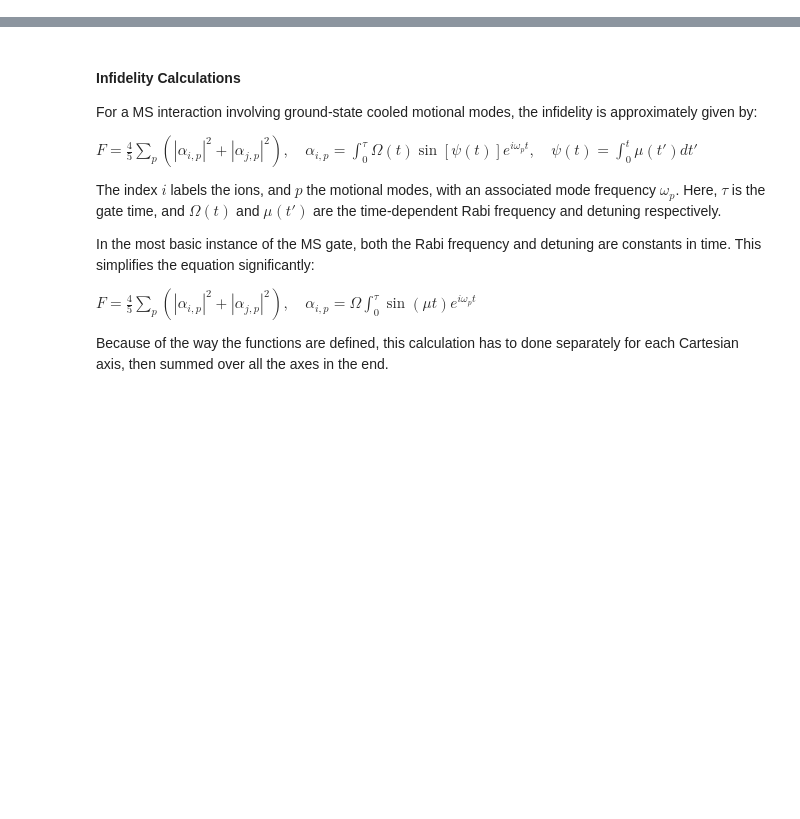
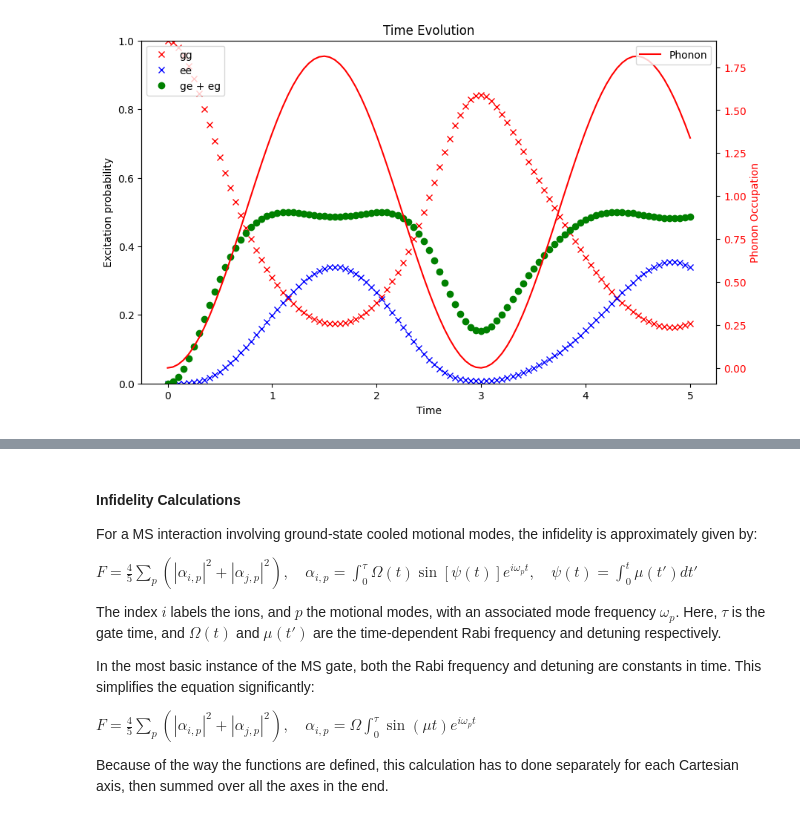
Before and after one commit to muyoungRand/sims, a Jupyter notebook: MS_Gate.ipynb, the cells around one changed output, grey strips where cells are left out. Drawn from its saved outputs; the diff is of its cells as text; code cells hidden in the pictures; blank space fills up the shorter version.

Commit message:
Add library for Hamiltonians, build MS gate from there

```diff
--- a/MS_Gate.ipynb
+++ b/MS_Gate.ipynb
@@ -0,0 +1,18 @@
+# %%
+import numpy as np
+import matplotlib.pyplot as plt
+import qutip as qt
+
+from sims_backend import operations
+
+# QuTip integration settings
+options = qt.Options()
+options.num_cpus = 5
+options.nsteps = 100000
+
+# Initialisation Parameters
+nIons = 2
+nModes = 1
+nMax = 100
+
+op = operations(nIons, nModes, nMax)
@@ -0,0 +21,80 @@
+# %%
+# Simulation Parameters
+t = np.linspace(0, 5, 101)
+psi0 = qt.tensor(qt.basis(2, 0), qt.basis(2, 0), qt.coherent(nMax, 0))
+
+# System Properties
+freq_mode0 = 1.0
+detuning = 0.1
+
+args = {
+    "detuning_rsb_ion0": - (freq_mode0 + detuning),
+    "detuning_bsb_ion0": (freq_mode0 + detuning),
+    "phase_ion0": 0.0,
+
+    "detuning_rsb_ion1": - (freq_mode0 + detuning),
+    "detuning_bsb_ion1": (freq_mode0 + detuning),
+    'phase_ion1': 0.0,
+
+    'freq_mode0': freq_mode0
+}
+
+carrier_ion0 = op.def_carrier_hamiltonian(index = 0)
+bsb_ion0_mode0 = op.def_bsb_hamiltonian(index_ion = 0, index_mode = 0)
+rsb_ion0_mode0 = op.def_rsb_hamiltonian(index_ion = 0, index_mode = 0)
+
+carrier_ion1 = op.def_carrier_hamiltonian(index = 1)
+bsb_ion1_mode0 = op.def_bsb_hamiltonian(index_ion = 1, index_mode = 0)
+rsb_ion1_mode0 = op.def_rsb_hamiltonian(index_ion = 1, index_mode = 0)
+
+H = bsb_ion0_mode0 + rsb_ion0_mode0 + bsb_ion1_mode0 + rsb_ion1_mode0
+e_ops = [
+    op.a[0].dag() * op.a[0],
+    op.sM[0].dag() * op.sM[0],
+    op.sM[1].dag() * op.sM[1],
+    ]
+
+output = qt.mesolve(H = H, rho0 = psi0, tlist = t, e_ops = e_ops, args = args)
+
+n_mode0 = output.expect[0]
+n_ion0 = output.expect[1]
+n_ion1 = output.expect[2]
+
+gg = []
+ee = []
+ge_eg = []
+
+for i in range(len(n_ion0)):
+    gg.append( (1 - n_ion0[i]) * (1 - n_ion1[i]))
+    ee.append( n_ion0[i] * n_ion1[i] )
+    ge_eg.append( (1 - n_ion0[i]) * n_ion1[i] + n_ion0[i] * (1 - n_ion1[i]))
+
+# -------------- PLOTTING -------------- #
+plot_phonon = True
+
+fig, ax = plt.subplots(1, 1, figsize=(10, 6))
+
+#ax.plot(t, n_ion0, 'x', label="P(e), Ion 0")
+#ax.plot(t, n_ion1, 'x', label="P(e), Ion 1")
+
+ax.plot(t, gg, 'rx', label = 'gg')
+ax.plot(t, ee, 'bx', label = 'ee')
+ax.plot(t, ge_eg, 'go', label = 'ge + eg')
+
+#ax.ticklabel_format(style='sci', axis='x', scilimits=(0,0))
+ax.set_ylim([0, 1.0])
+ax.legend(loc = 'upper left')
+ax.set_xlabel("Time")
+ax.set_ylabel("Excitation probability")
+ax.set_title("Time Evolution")
+
+if plot_phonon == True:
+    ax2 = ax.twinx()
+    ax2.plot(t, n_mode0, label = 'Phonon', color = 'r')
+
+    ax2.legend(loc = 'upper right')
+    ax2.set_xlabel("Time")
+    ax2.set_ylabel("Phonon Occupation", color = 'r')
+    ax2.tick_params(axis='y', labelcolor = 'r')
+# %% [output]
+[figure, added]
```
Also changed, not shown: parts of 5 cells of this notebook, 2 other files.
